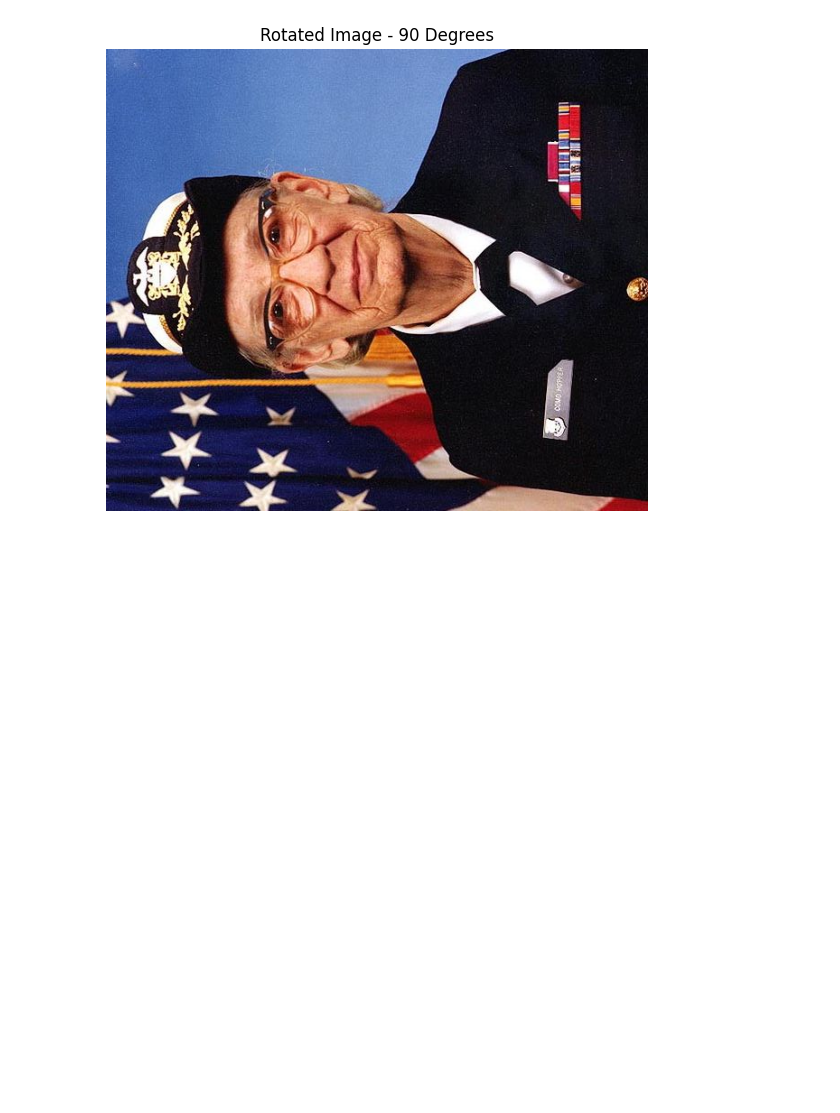
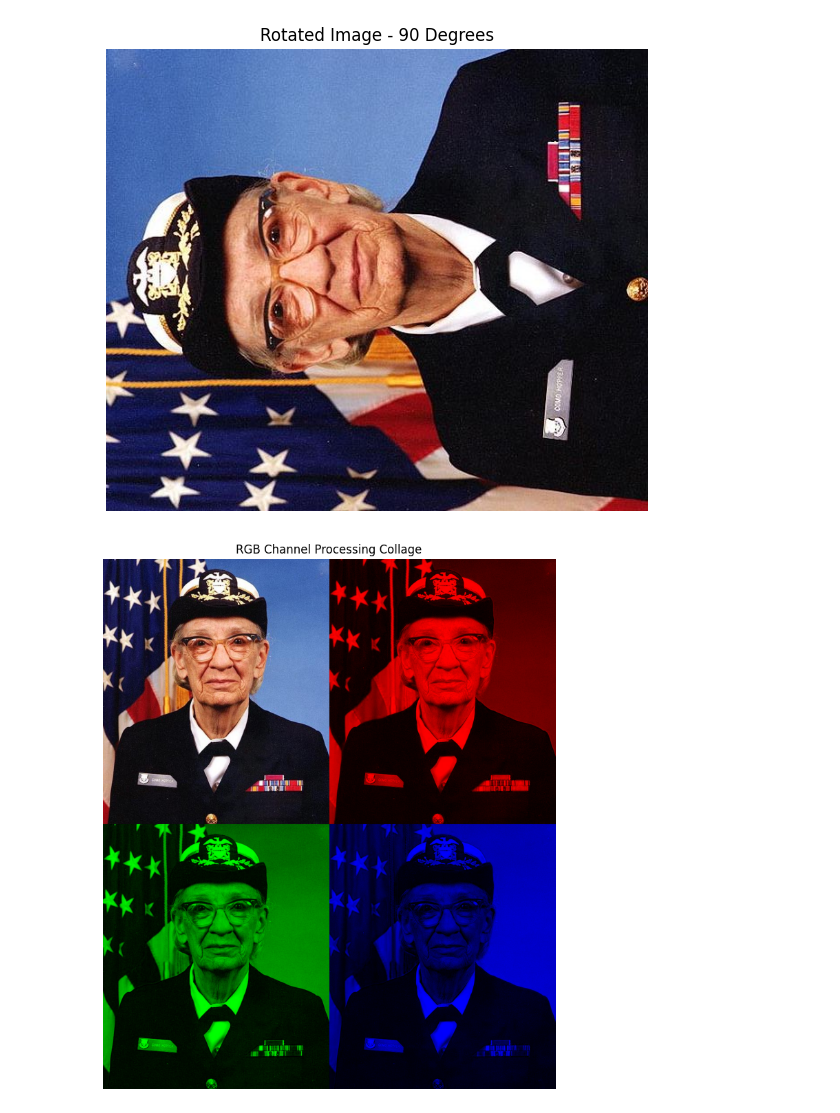
Before and after one commit to swapneelkishore8-lab/NumPy_Image_Processing_Toolkit, a Jupyter notebook: NumPy_Image_Processing_Toolkit.ipynb, the cells around one changed output. Saved outputs shown, nothing was run; the diff lists cells and outputs as text; code cells hidden in the pictures; blank space fills up the shorter version.

Commit message:
Add RGB channel separation and image collage

```diff
--- a/NumPy_Image_Processing_Toolkit.ipynb
+++ b/NumPy_Image_Processing_Toolkit.ipynb
@@ -86,3 +86,28 @@ plt.show()
 Original Shape: (600, 512, 3)
 Rotated Shape: (512, 600, 3)
 [figure]
+# %%
+red_channel = image_float[:, :, 0]
+green_channel = image_float[:, :, 1]
+blue_channel = image_float[:, :, 2]
+
+red_image = np.zeros_like(image_float)
+green_image = np.zeros_like(image_float)
+blue_image = np.zeros_like(image_float)
+
+red_image[:, :, 0] = red_channel
+green_image[:, :, 1] = green_channel
+blue_image[:, :, 2] = blue_channel
+
+collage = np.vstack((
+    np.hstack((image_float, red_image)),
+    np.hstack((green_image, blue_image))
+))
+
+plt.figure(figsize=(12, 10))
+plt.imshow(np.clip(collage, 0, 255).astype(np.uint8))
+plt.title("RGB Channel Processing Collage")
+plt.axis("off")
+plt.show()
+# %% [output]
+[figure, added]
```
